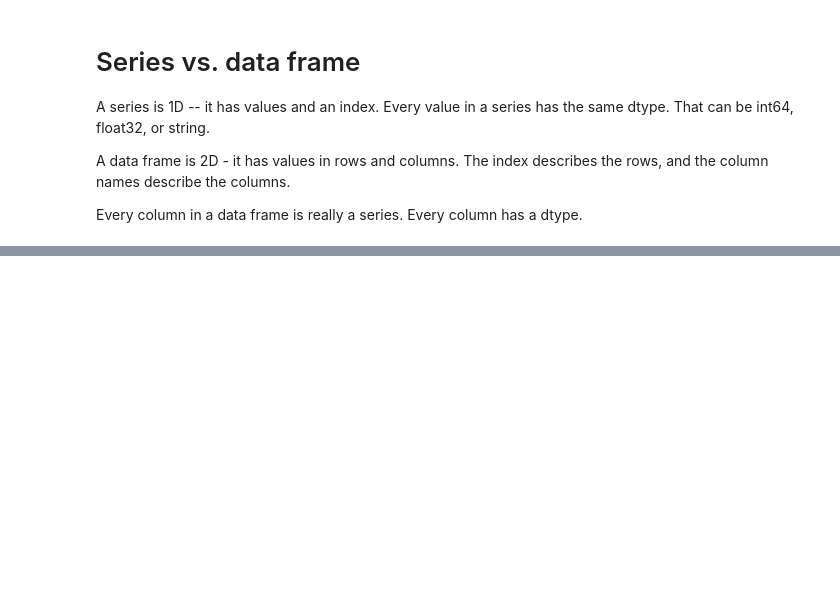
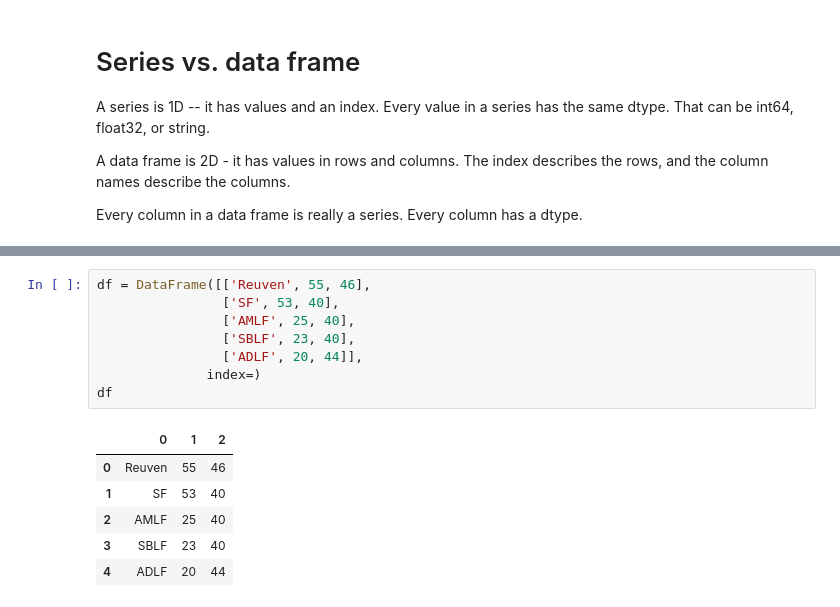
Before and after one commit to reuven/OReilly-PythonData-2026-06, a Jupyter notebook: OReilly-PythonData-2026-06-15.ipynb, the cells around one changed output, grey strips where cells are left out. Cells and saved outputs as stored; diff of their text form; blank space fills up the shorter version.

```diff
--- a/OReilly-PythonData-2026-06-15.ipynb
+++ b/OReilly-PythonData-2026-06-15.ipynb
@@ -394,0 +404,15 @@ Every column in a data frame is really a series. Every column has a dtype.
+# %%
+df = DataFrame([['Reuven', 55, 46],
+                ['SF', 53, 40],
+                ['AMLF', 25, 40],
+                ['SBLF', 23, 40],
+                ['ADLF', 20, 44]],
+              index=)
+df
+# %% [output]
+|  | 0 | 1 | 2 |
+| 0 | Reuven | 55 | 46 |
+| 1 | SF | 53 | 40 |
+| 2 | AMLF | 25 | 40 |
+| 3 | SBLF | 23 | 40 |
+| 4 | ADLF | 20 | 44 |
```
Also changed, not shown: parts of 3 cells of this notebook.
